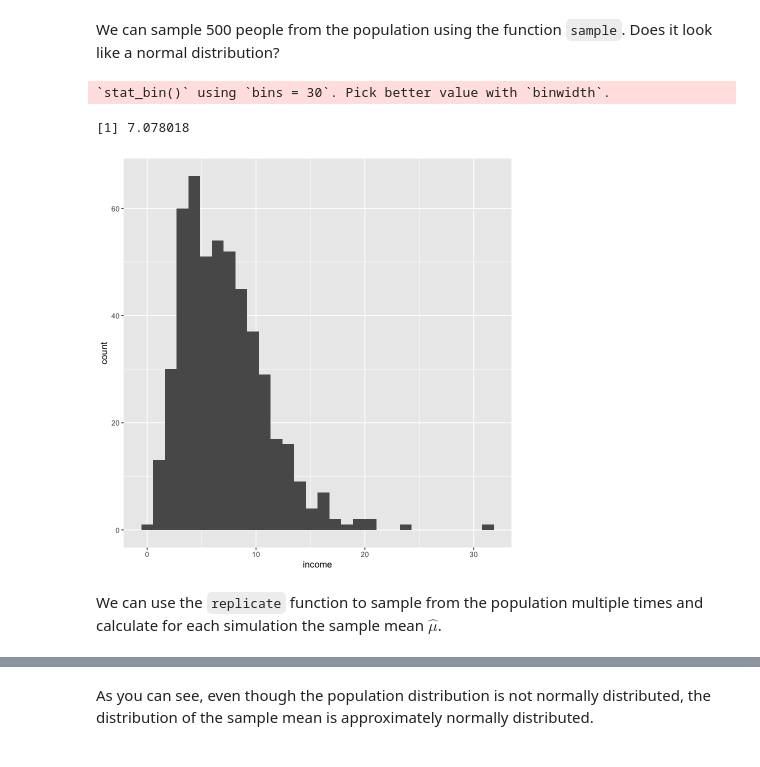
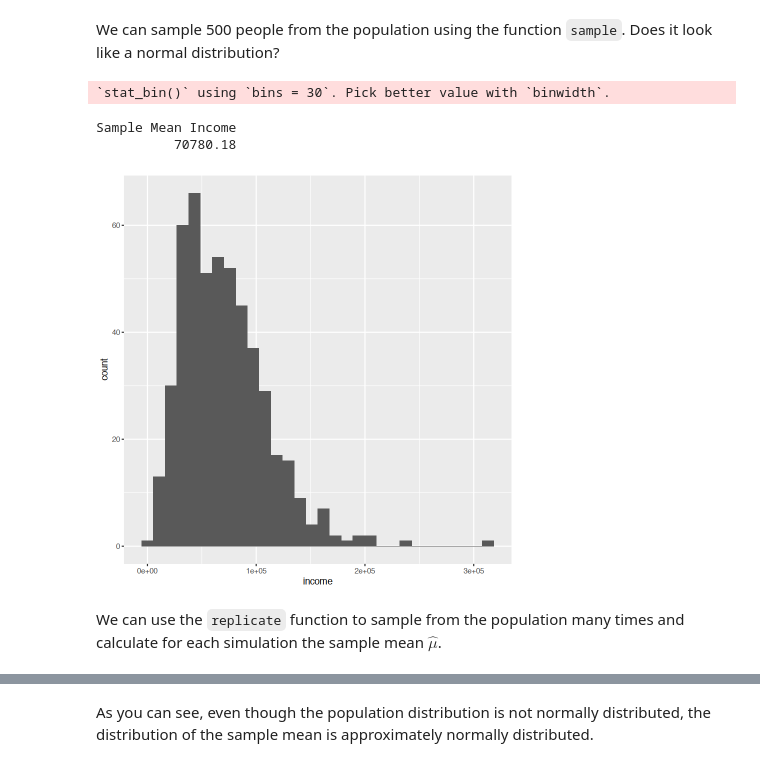
Before and after one commit to 5harad/API201-2022, a Jupyter notebook: review_sessions/review_6/review_6_answers.ipynb, the cells around one changed output, grey strips where cells are left out. Saved outputs shown, nothing was run; the diff lists cells and outputs as text; code cells hidden in the pictures.

```diff
--- a/review_sessions/review_6/review_6_answers.ipynb
+++ b/review_sessions/review_6/review_6_answers.ipynb
@@ -31,10 +31,10 @@ Suppose we had income data for the entire population of a city. Does this look l
 # %%
 library(tidyverse)
 set.seed(101)
-data <- tibble(income=rchisq(10000, df = 7))
+data <- tibble(income = 1e4 * rchisq(10000, df = 7))
 
 ggplot(data) +
-geom_histogram(aes(x=income))
+    geom_histogram(aes(x = income))
 
-mean(data$income)
+c("Population Mean Income" = mean(data$income))
 # %% [output]
@@ -55,14 +45,16 @@ mean(data$income)
 # %% [markdown]
 We can sample 500 people from the population using the function `sample`. Does it look like a normal distribution?
 # %%
-one_sample <- tibble(income=sample(data$income, 500))
-ggplot(one_sample) +
-geom_histogram(aes(x=income))
+# Sample one time
+one_sample <- tibble(income = sample(data$income, 500))
 
-mean(one_sample$income)
+ggplot(one_sample) + geom_histogram(aes(x = income))
+
+c("Sample Mean Income" = mean(one_sample$income))
 # %% [output]
 `stat_bin()` using `bins = 30`. Pick better value with `binwidth`.
-[1] 7.078018
+Sample Mean Income
+          70780.18
-[figure, old version]
+[figure, new version]
 # %% [markdown]
-We can use the `replicate` function to sample from the population multiple times and calculate for each simulation the sample mean $\hat{\mu}$.
+We can use the `replicate` function to sample from the population many times and calculate for each simulation the sample mean $\hat{\mu}$.
```
Also changed, not shown: parts of 42 cells of this notebook.
